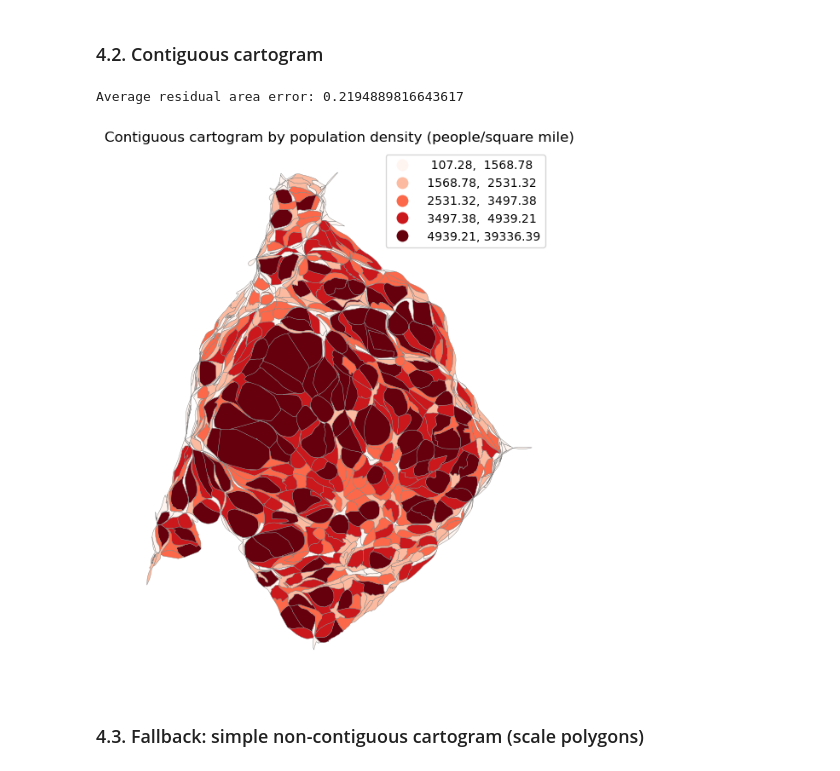
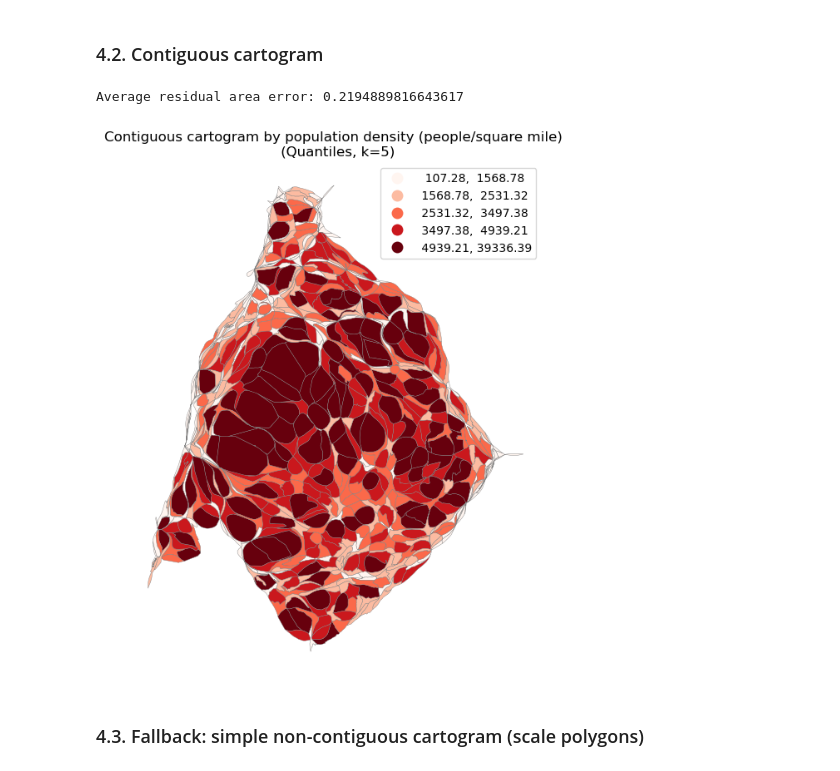
Before and after one commit to ykimgeo/GeoViz_Live, a Jupyter notebook: Week5/Lab5/Lab5.ipynb, the cells around one changed output. Saved outputs shown, nothing was run; the diff lists cells and outputs as text; code cells hidden in the pictures.

```diff
--- a/Week5/Lab5/Lab5.ipynb
+++ b/Week5/Lab5/Lab5.ipynb
@@ -246,31 +299,31 @@ Name: popDen, dtype: float64
 # %%
 import cartogram
 
 c = cartogram.Cartogram(
     gdf_join,
     CART_FIELD,
     max_iterations=10,
     max_average_error=0.10
 )
 
 print('Average residual area error:', c.average_error)
 
 ax = c.plot(
     column=CART_FIELD,
     scheme='Quantiles',
     k=5,
     cmap='Reds',
     linewidth=0.3,
     edgecolor='grey',
     legend=True,
     figsize=(10, 8),
 )
-ax.set_title(f'Contiguous cartogram by population density (people/square mile)')
+ax.set_title(f'Contiguous cartogram by population density (people/square mile) \n (Quantiles, k=5)')
 ax.set_axis_off()
 plt.show()
 # %% [output]
 Average residual area error: 0.2194889816643617
-[figure, old version]
+[figure, new version]
 # %% [markdown]
 ### 4.3. Fallback: simple non-contiguous cartogram (scale polygons)
 # %%
```
Also changed, not shown: parts of 5 cells of this notebook, 26 other files.
